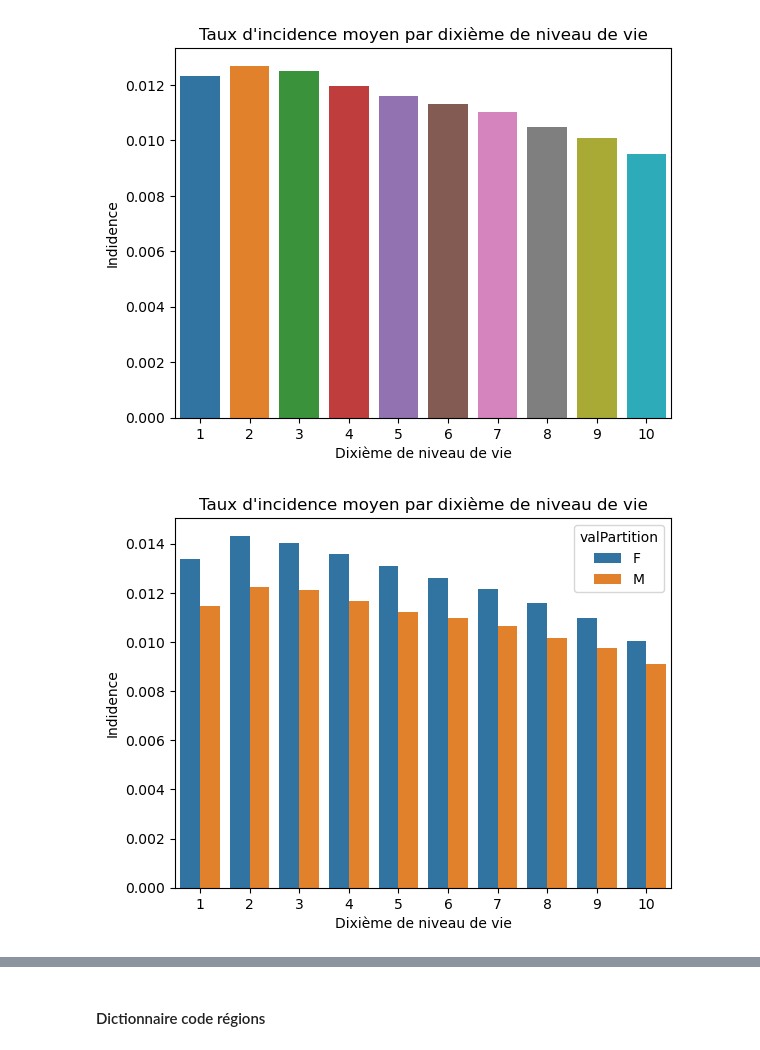
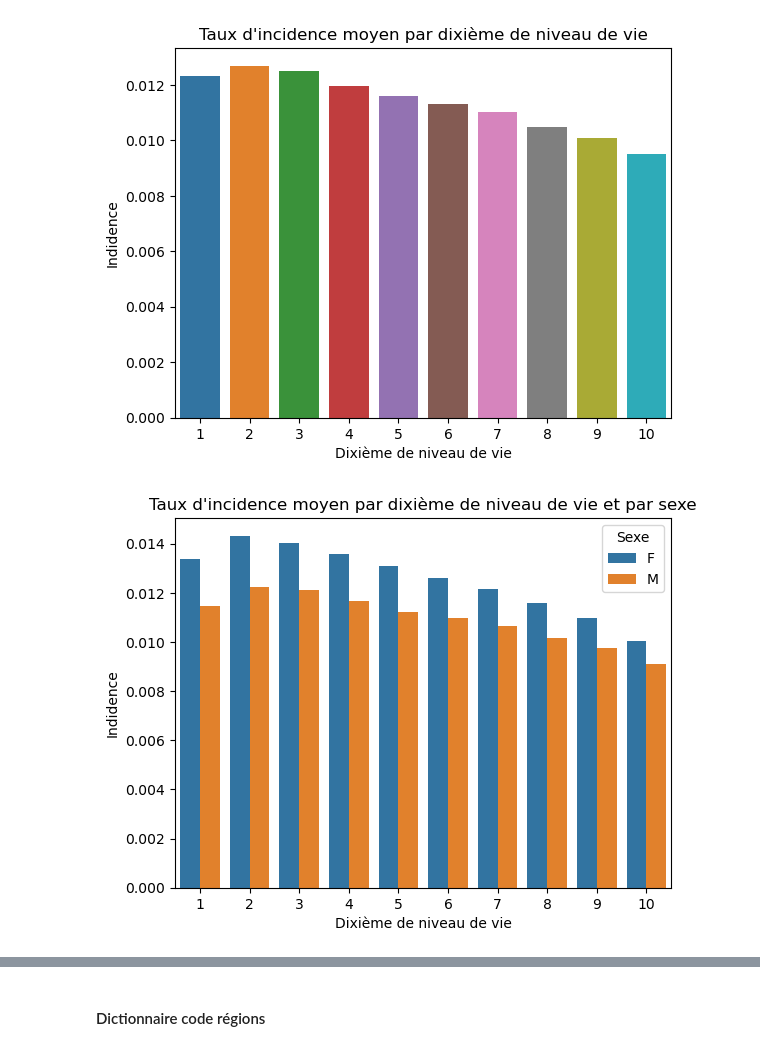
Before and after one commit to bbasa1/Maladies_chroniques_offre_de_soin_inegalites_sociales_ou_facteurs_environnementaux, a Jupyter notebook: Introduction_base.ipynb, the cells around one changed output, grey strips where cells are left out. Saved outputs shown, nothing was run; the diff lists cells and outputs as text; code cells hidden in the pictures.

```diff
--- a/Introduction_base.ipynb
+++ b/Introduction_base.ipynb
@@ -81,18 +81,22 @@ plt.show()
 # %% [output]
 [figure]
 # %%
+# On ventile par sexe
+
 df_loc = selection_variable_barplot(liste_var_groupage = ['FISC_NIVVIEM_E2015_S_moy_10'],
                                     liste_var_partition = ['SEXE'],
                                     type_var_groupage = int,
                                     type_var_partition = float,
                                     groupby = ['valGroupage', 'valPartition']
                                    )
 
-sns.barplot(data=df_loc, x= "valGroupage", y="txStandDir", hue = 'valPartition')
-plt.title('Taux d\'incidence moyen par dixième de niveau de vie')
+
+df_loc = df_loc.rename(columns = {'valPartition' : 'Sexe'})
+sns.barplot(data=df_loc, x= "valGroupage", y="txStandDir", hue = 'Sexe')
+plt.title('Taux d\'incidence moyen par dixième de niveau de vie et par sexe')
 plt.xlabel('Dixième de niveau de vie')
 plt.ylabel('Indidence')
 # sns.despine()
 plt.show()
 # %% [output]
-[figure, old version]
+[figure, new version]
```
Also changed, not shown: parts of 16 cells of this notebook.
